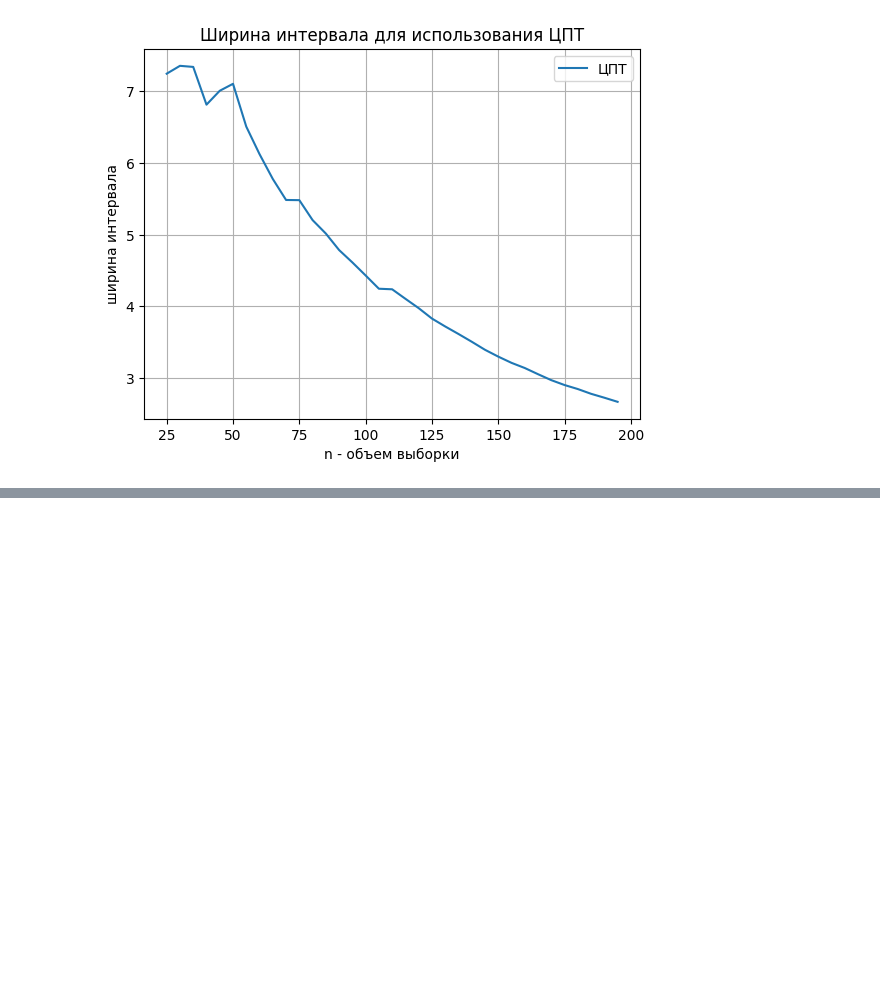
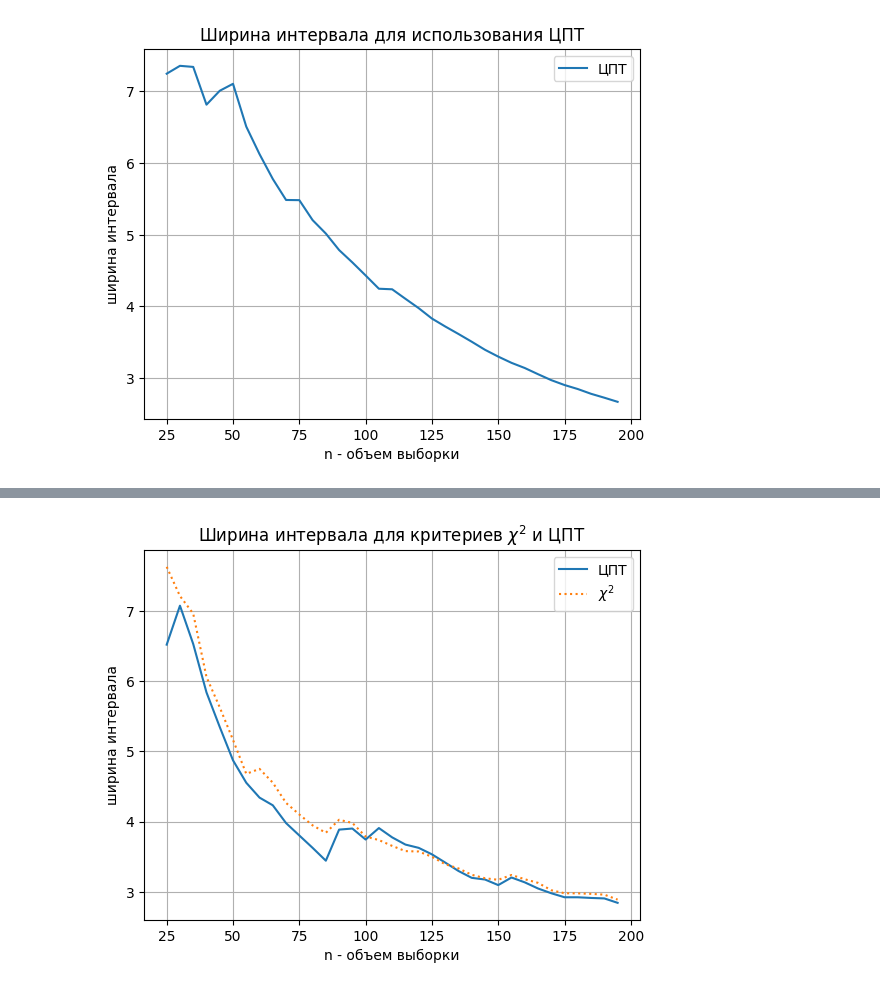
Before and after one commit to SergeyS1954/LW_TR, a Jupyter notebook: LW4.ipynb, the cells around one changed output, grey strips where cells are left out. Saved outputs shown, nothing was run; the diff lists cells and outputs as text; code cells hidden in the pictures; blank space fills up the shorter version.

```diff
--- a/LW4.ipynb
+++ b/LW4.ipynb
@@ -391,0 +406,32 @@ plt.show()
+# %%
+import numpy as np
+from scipy.stats import norm
+from scipy.stats import chi2
+import matplotlib.pyplot as plt
+alpha = 0.05
+gamma = 1 - alpha
+f_1 = []
+f_2 = []
+for n in range (25, 200, 5):
+        np.random.seed(123456)
+        test = np.random.exponential(10.,n)
+        x = np.mean(test)
+        # границы для приближения ЦПТ
+        l = (np.std(test)*norm.ppf((1 + gamma)/2))/np.sqrt(n)
+        # границы для приближения хи-квадрат (Двусторонняя оценка)
+        theta_low = 2*n*x/chi2.ppf((1+gamma)/2, 2*n)
+        theta_high = 2*n*x/chi2.ppf((1-gamma)/2, 2*n)
+        f_1.append(2* (np.std(test)*norm.ppf((1 + gamma)/2))/np.sqrt(n))
+        f_2.append(2*n*x/chi2.ppf((1-gamma)/2, 2*n) - 2*n*x/chi2.ppf((1+gamma)/2, 2*n))
+n = np.arange(25,200,5)
+fig = plt.figure()   # Отрисовка данных
+plt.plot (n,f_1, '-', label = 'ЦПТ')
+plt.plot (n, f_2, ':', label = '$\chi^2$')
+plt.title('Ширина интервала для критериев $\chi^2$ и ЦПТ')
+plt.xlabel('n - объем выборки')
+plt.ylabel('ширина интервала')
+plt.legend()
+plt.grid(True)
+plt.show()
+# %% [output]
+[figure, added]
```
Also changed, not shown: parts of 2 cells of this notebook.
